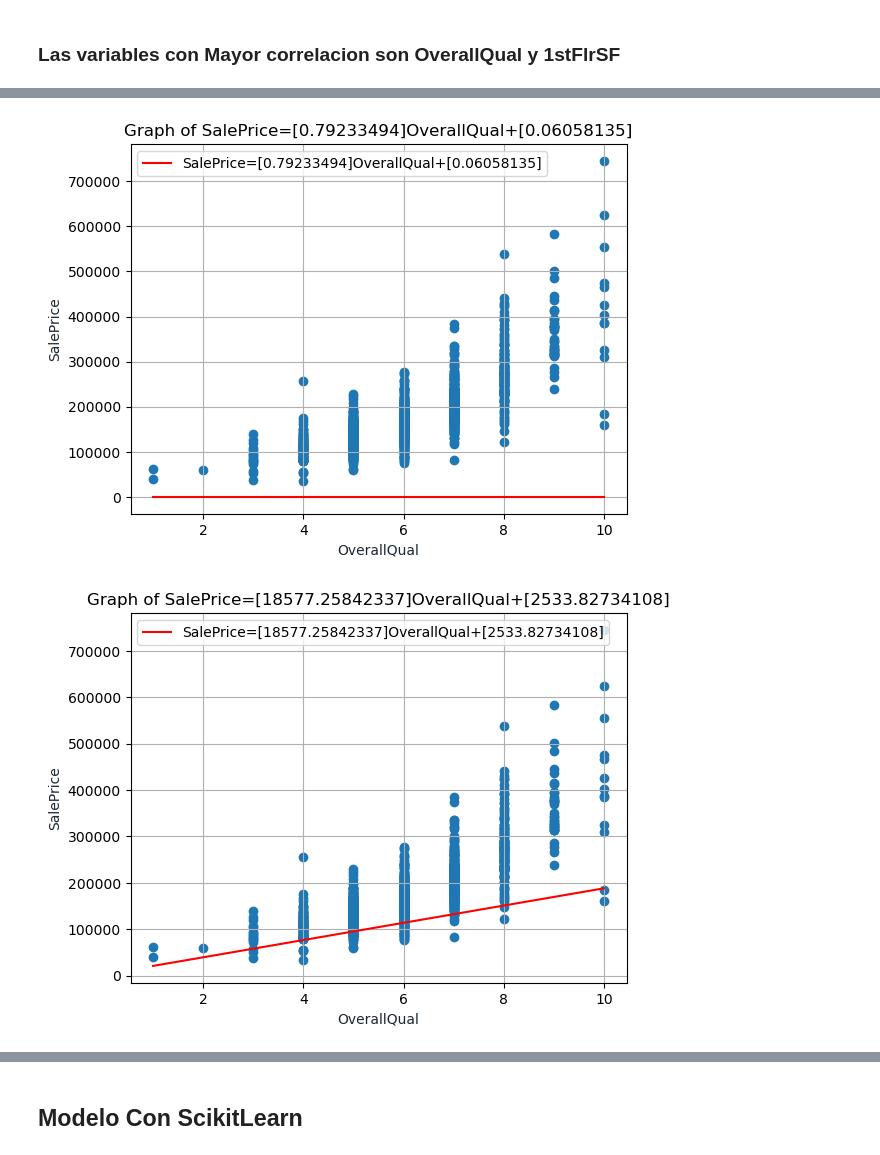
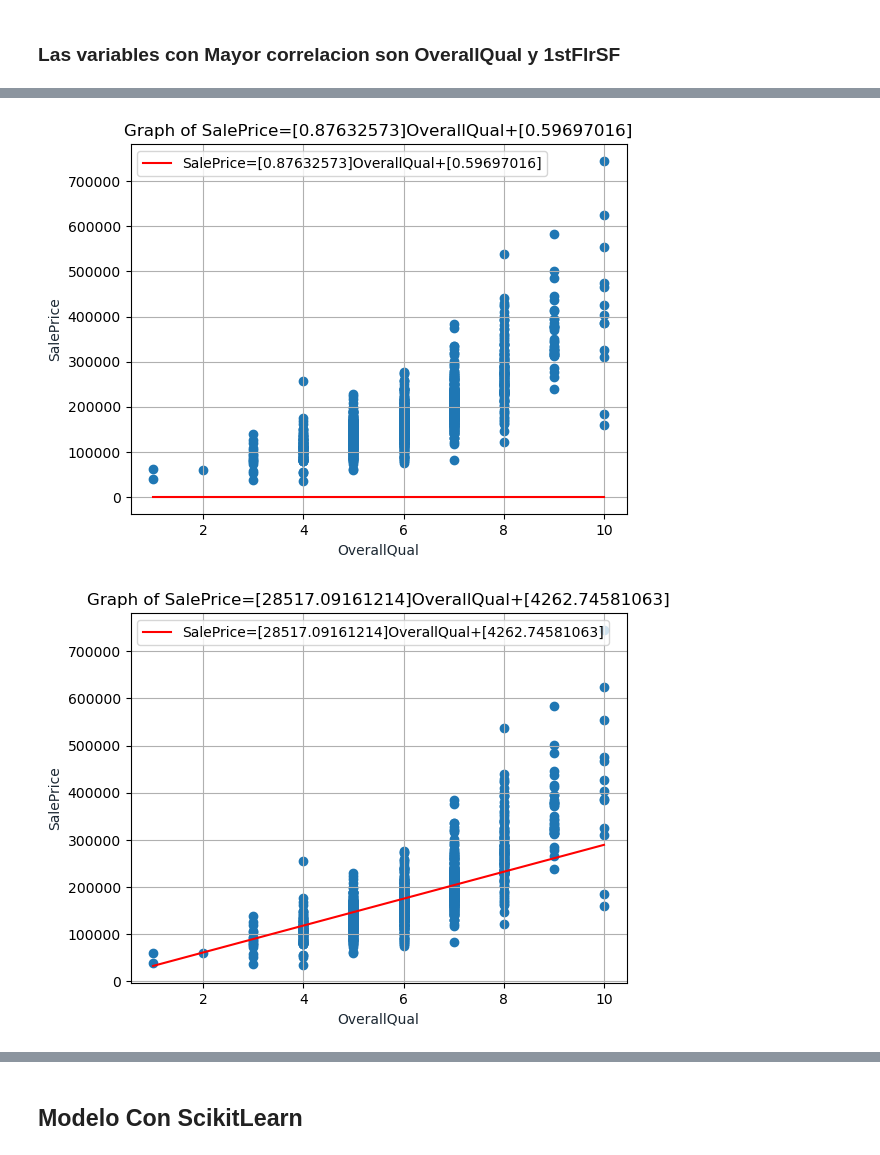
Before and after one commit to eddyCabrera98/econometria-proyecto1, a Jupyter notebook: proyecto.ipynb, the cells around one changed output, grey strips where cells are left out. Saved outputs shown, nothing was run; the diff lists cells and outputs as text; code cells hidden in the pictures.

```diff
--- a/proyecto.ipynb
+++ b/proyecto.ipynb
@@ -133,14 +138,14 @@ def error_graph(errors, column):
     plt.title(column)
     plt.show()
 # %%
-def graph_models(models, n, independent_var, dependent_var, x_min, x_max):
+def graph_models(models, n, independent_var, dependent_var, x_scatter, y_scatter):
     for j in range(len(models)):  # or range(len(theta))
-            x = np.linspace(x_min,x_max,100)
+            x = np.linspace(x_scatter.min(),x_scatter.max(),100)
             y = x*models[j][0]+models[j][1]
             if (not j % n):
                 name =f"{dependent_var}={models[j][0]}{independent_var}+{models[j][1]}"
                 plt.plot(x, y, '-r', label=name)
-                plt.scatter(df_train[independent_var], df_train[dependent_var])
+                plt.scatter(x_scatter, y_scatter)
                 plt.title(f"Graph of {name}")
                 plt.xlabel(independent_var, color='#1C2833')
                 plt.ylabel(dependent_var, color='#1C2833')
@@ -160,8 +157,8 @@ independent_var = "OverallQual"
 dependent_var = "SalePrice"
 y = np.atleast_2d(df_train[dependent_var].values).T
 x = np.atleast_2d(df_train[independent_var].values).T
-learning_rate =0.04
-imprimir_error_cada=4
+learning_rate =0.02
+imprimir_error_cada=2
 epochs=10
-errors,results = linear_regression(x, y, epochs, imprimir_error_cada, learning_rate)
+errors_OverallQual,results_OverallQual = linear_regression(x, y, epochs, imprimir_error_cada, learning_rate)
 # %% [output]
@@ -174,5 +174,5 @@ error_graph(errors, independent_var)
 # %%
-graph_models(results, 2, independent_var, dependent_var, data_info[independent_var]["min"], data_info[independent_var]["max"])
+graph_models(results_OverallQual, 2, independent_var, dependent_var, x, y)
 # %% [output]
-[figure, old version]
+[figure, new version]
-[figure, old version]
+[figure, new version]
```
Also changed, not shown: parts of 21 cells of this notebook.
